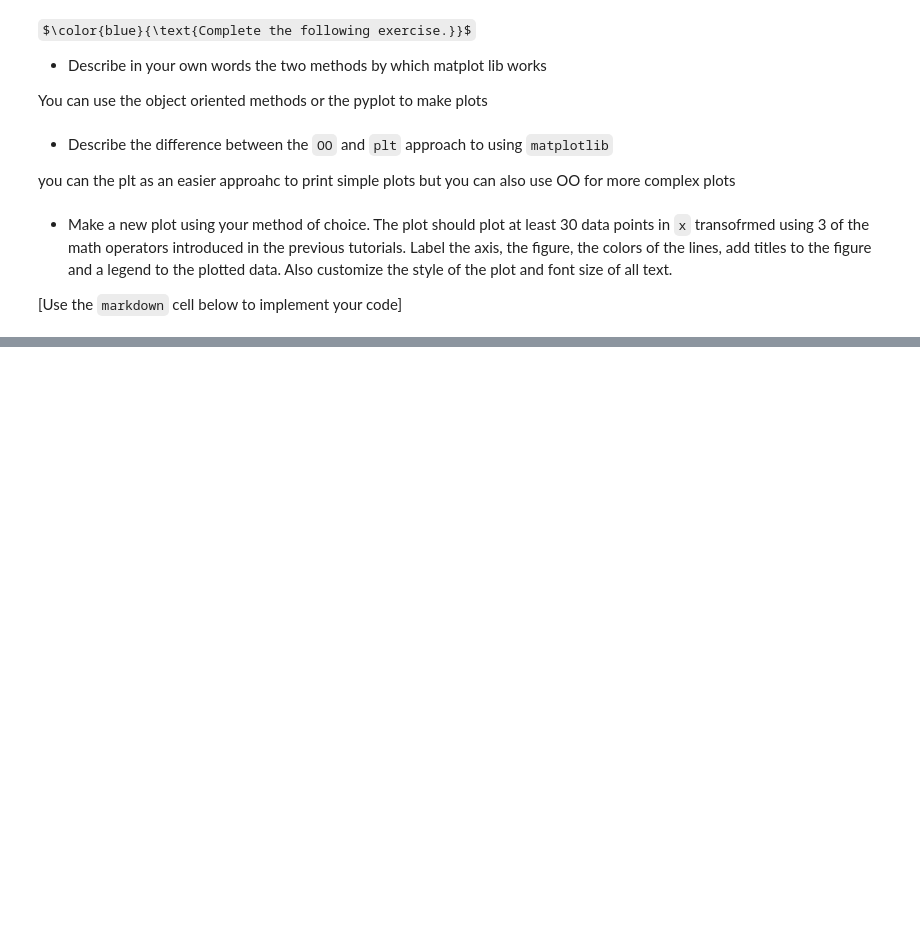
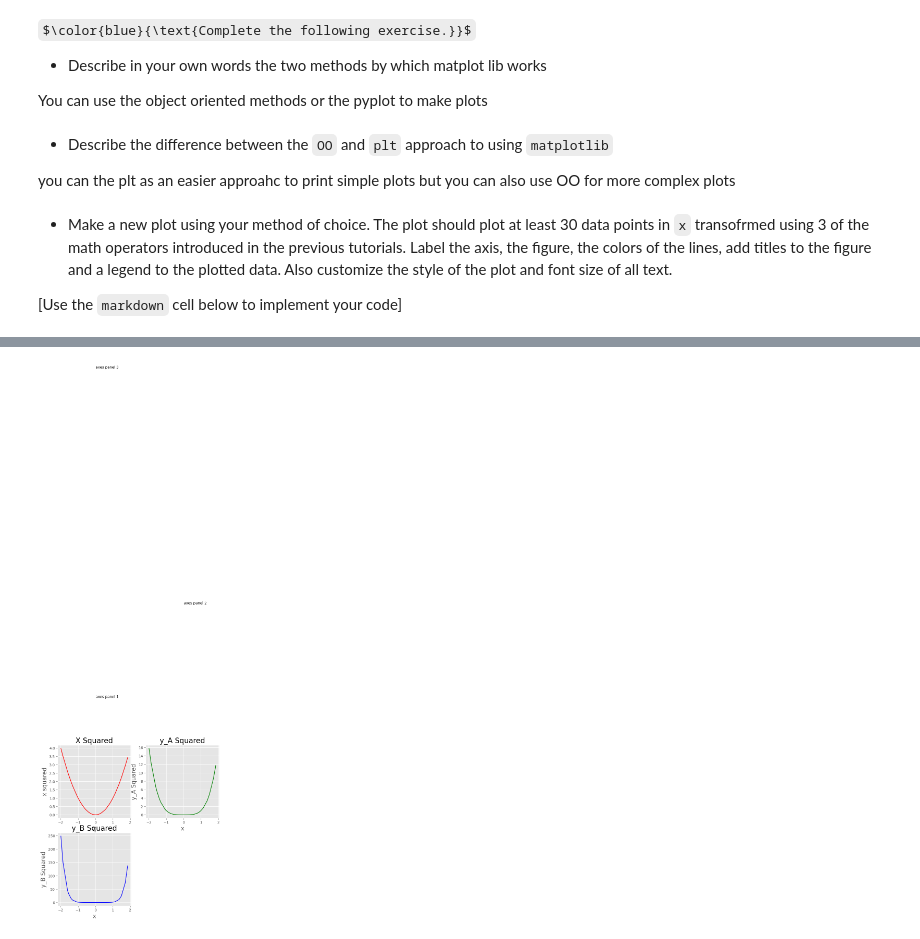
Before and after one commit to singram-258/PythonTutorials, a Jupyter notebook: tutorial012-Plotting-Matplotlib-Introduction.ipynb, the cells around one changed output, grey strips where cells are left out. Saved outputs shown, nothing was run; the diff lists cells and outputs as text; code cells hidden in the pictures; some formulas as TeX source; blank space fills up the shorter version.

```diff
--- a/tutorial012-Plotting-Matplotlib-Introduction.ipynb
+++ b/tutorial012-Plotting-Matplotlib-Introduction.ipynb
@@ -918,0 +1005,51 @@ plt.tight_layout()
+# %%
+# compute our polynomials
+x = np.random.randn(50,1)
+x = np.sort(x, axis =0)
+y_A = x**2
+y_B = y_A**2
+y_C = y_B**2
+
+
+# set our style
+plt.style.use('seaborn-pastel')
+axisLabelSize = 16
+titleSize = 20
+
+# make a big square figure
+plt.figure(figsize=(8, 8))
+
+# Now make each of the plots!
+
+
+# then top right
+plt.subplot(221) #col,row,pos
+plt.plot(x, y_A,'r', label = 'X Squared');
+#plt.scatter(x, y_A, color = 'r', label = 'X Squared');
+plt.xlabel('x', fontsize = axisLabelSize);
+plt.ylabel('x squared', fontsize = axisLabelSize);
+plt.title('X Squared', fontsize = titleSize,);
+plt.text(0, 7, 'axes panel 1')
+
+# third is bottom left
+plt.subplot(222)
+plt.plot(x, y_B, 'g', label = 'y_A Squared');
+#plt.scatter(x, y_B, color = 'g', label = 'X Squared');
+plt.xlabel('x', fontsize = axisLabelSize);
+plt.ylabel('y_A Squared', fontsize = axisLabelSize);
+plt.title('y_A Squared', fontsize = titleSize,);
+plt.text(0, 50, 'axes panel 2')
+
+# then bottom right
+plt.subplot(223)
+plt.plot(x, y_C, 'b', label = 'y_B Squared');
+#plt.scatter(x, y_C, color = 'b', label = 'X Squared');
+plt.xlabel('x', fontsize = axisLabelSize);
+plt.ylabel('y_B Squared', fontsize = axisLabelSize);
+plt.title('y_B Squared', fontsize = titleSize,);
+plt.text(0, 2000, 'axes panel 3')
+
+# finally, make everything automagically fit
+plt.tight_layout()
+# %% [output]
+[figure, added]
```
Also changed, not shown: parts of 38 cells of this notebook, 1 other file.
